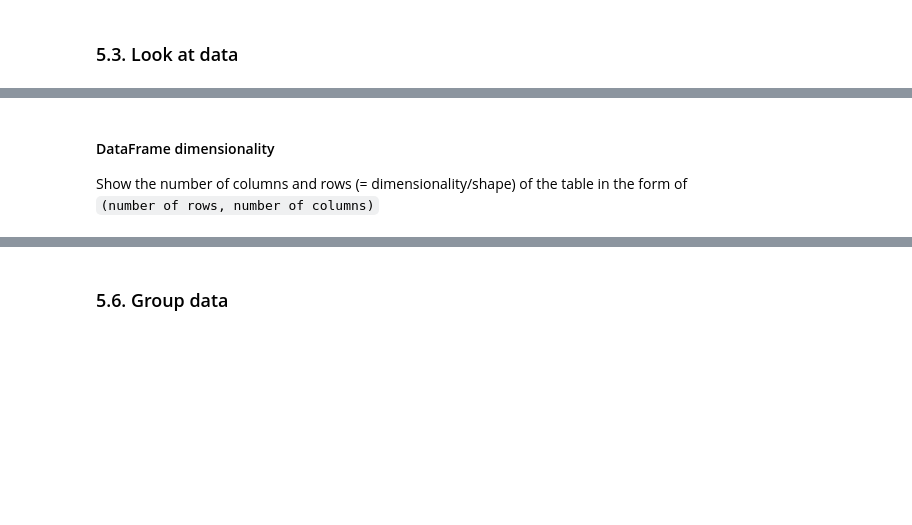
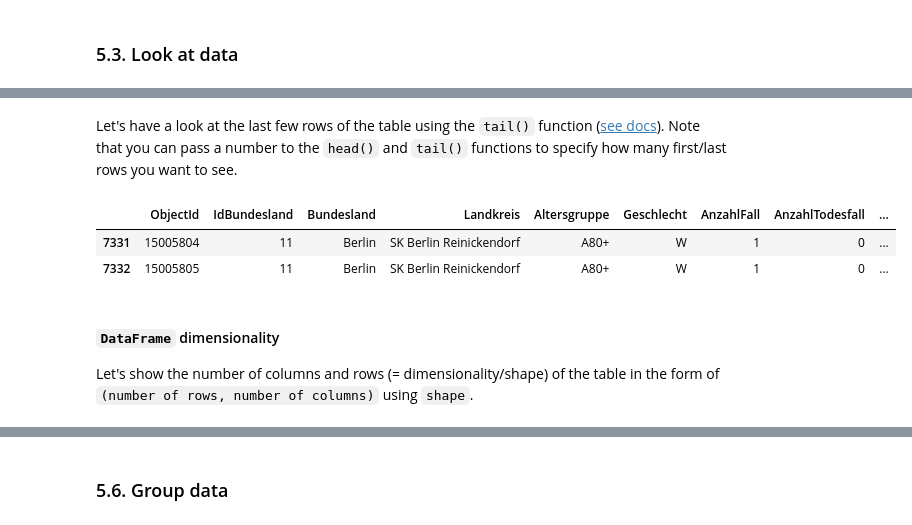
Before and after one commit to volkamerlab/ai_in_medicine, a Jupyter notebook: week1_session2_numpy_pandas.ipynb, the cells around one changed output, grey strips where cells are left out. Saved outputs shown, nothing was run; the diff lists cells and outputs as text; code cells hidden in the pictures; blank space fills up the shorter version.

```diff
--- a/week1_session2_numpy_pandas.ipynb
+++ b/week1_session2_numpy_pandas.ipynb
@@ -160,2 +147,0 @@ Set the number of rows displayed in this Jupyter notebook (default 60).
-# %%
-pd.set_option('display.max_rows', 110)  # Set the number of rows shown in the notebook
@@ -188,2 +147,0 @@ Reduce the number of rows displayed in this Jupyter notebook for further use.
-# %%
-pd.set_option('display.max_rows', 20)
@@ -194,2 +151,0 @@ First of all, let's set pandas to display all columns in our DataFrame by increa
-# %%
-pd.set_option('display.max_columns', 110)
@@ -196,7 +167,15 @@ pd.set_option('display.max_columns', 110)
+# %% [markdown]
+Let's have a look at the last few rows of the table using the `tail()` function ([see docs](https://pandas.pydata.org/pandas-docs/stable/reference/api/pandas.DataFrame.tail.html)). Note that you can pass a number to the `head()` and `tail()` functions to specify how many first/last rows you want to see.
+# %%
+data.tail(2)
+# %% [output]
+|  | ObjectId | IdBundesland | Bundesland | Landkreis | Altersgruppe | Geschlecht | AnzahlFall | AnzahlTodesfall | ... |
+| 7331 | 15005804 | 11 | Berlin | SK Berlin Reinickendorf | A80+ | W | 1 | 0 | ... |
+| 7332 | 15005805 | 11 | Berlin | SK Berlin Reinickendorf | A80+ | W | 1 | 0 | ... |
 # %% [markdown]
-#### DataFrame dimensionality
+#### `DataFrame` dimensionality
 
-Show the number of columns and rows (= dimensionality/shape) of the table in the form of `(number of rows, number of columns)`
+Let's show the number of columns and rows (= dimensionality/shape) of the table in the form of `(number of rows, number of columns)` using `shape`.
 # %%
 data.shape
 # %% [output]
```
Also changed, not shown: parts of 185 cells of this notebook.
